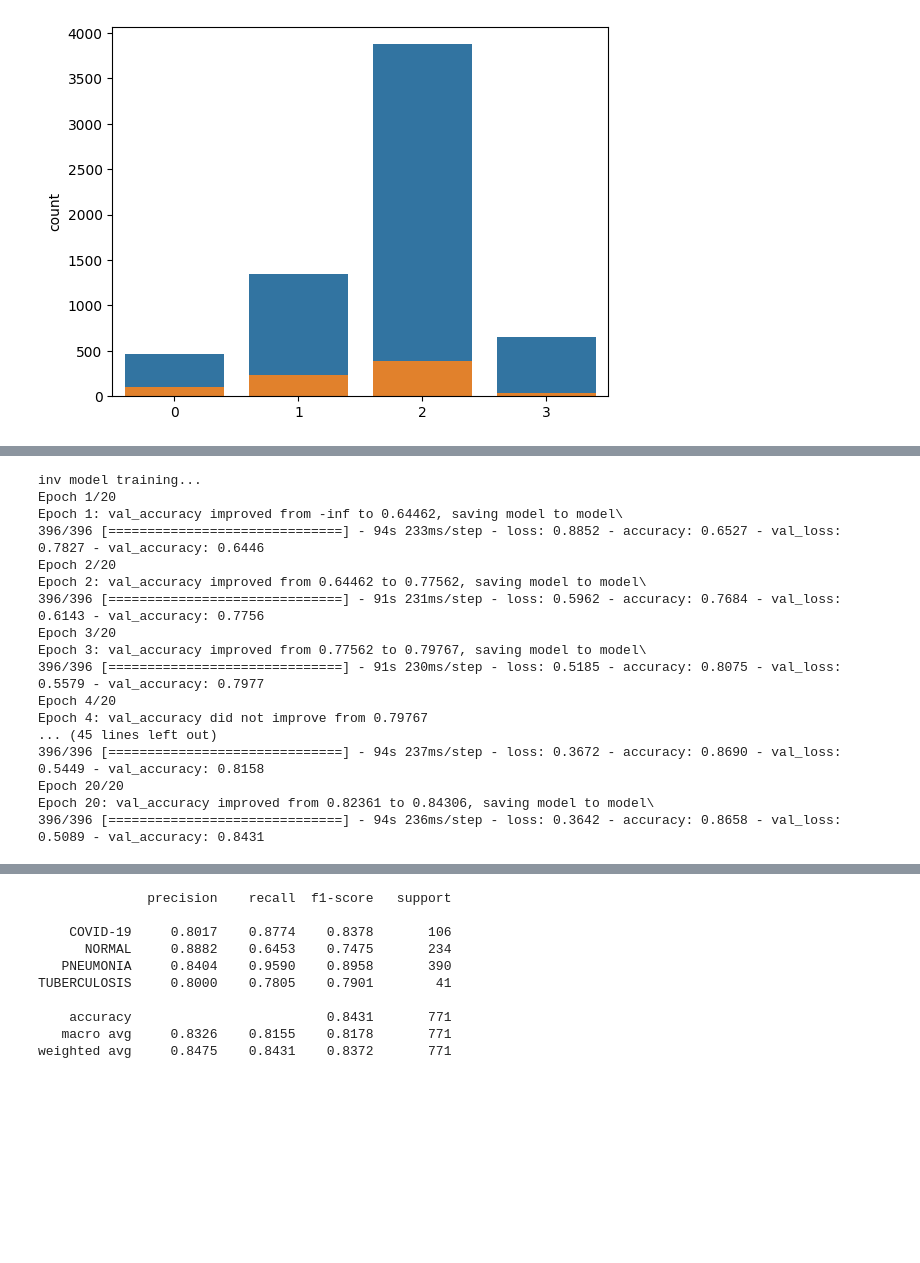
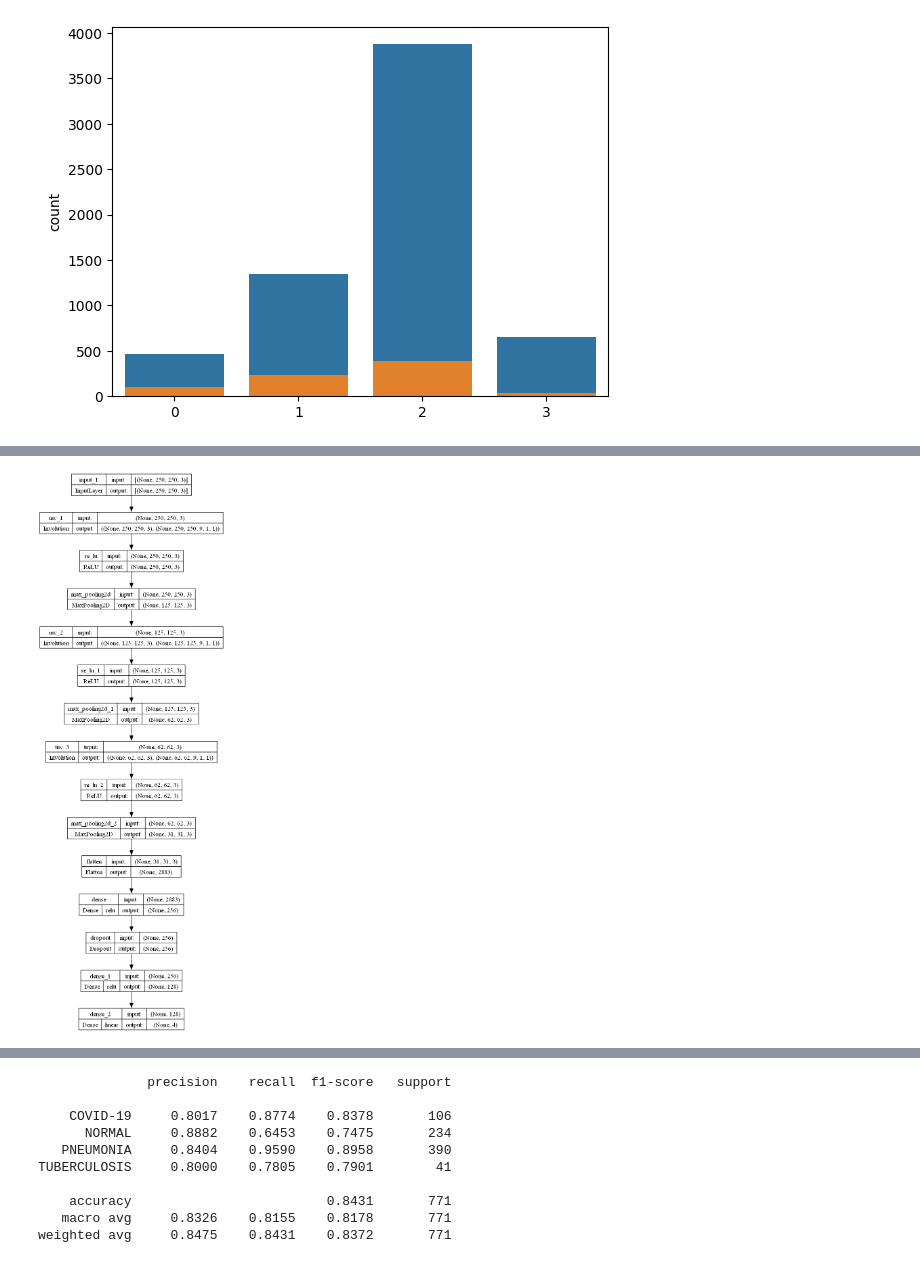
Before and after one commit to fahim-muntasir-niloy/ExInvoNet, a Jupyter notebook: INN.ipynb, the cells around one changed output, grey strips where cells are left out. Drawn from its saved outputs; the diff is of its cells as text; code cells hidden in the pictures; blank space fills up the shorter version.

```diff
--- a/INN.ipynb
+++ b/INN.ipynb
@@ -180,6 +180,19 @@ Total params: 771,794
 Trainable params: 771,788
 Non-trainable params: 6
 _________________________________________________________________
+# %%
+keras.utils.plot_model(inv_model,
+                       to_file="model.png",
+    show_shapes=True,
+    # show_dtype=True,
+    show_layer_names=True,
+    # rankdir="TB",
+    # expand_nested=True,
+    # dpi=200,
+    show_layer_activations=True,
+    )
+# %% [output]
+[figure, added]
 # %%
 steps_per_epoch = len(os.listdir(train_path))//8
 val_steps_per_epoch = len(os.listdir(val_path))//8
@@ -201,30 +214,12 @@ model_checkpoint = ModelCheckpoint(
     verbose = 1
 )
 # %%
-# train the model
-print("inv model training...")
+# # train the model
+# print("inv model training...")
 
-history = inv_model.fit(train_dataset,
-                    epochs=epoch,
-                    validation_data=test_dataset,
-                    callbacks=[model_checkpoint]
-                    )
+# history = inv_model.fit(train_dataset,
+#                     epochs=epoch,
+#                     validation_data=test_dataset,
+#                     callbacks=[model_checkpoint]
+#                     )
-# %% [output]
-inv model training...
-Epoch 1/20
-Epoch 1: val_accuracy improved from -inf to 0.64462, saving model to model\
-396/396 [==============================] - 94s 233ms/step - loss: 0.8852 - accuracy: 0.6527 - val_loss: 0.7827 - val_accuracy: 0.6446
-Epoch 2/20
-Epoch 2: val_accuracy improved from 0.64462 to 0.77562, saving model to model\
-396/396 [==============================] - 91s 231ms/step - loss: 0.5962 - accuracy: 0.7684 - val_loss: 0.6143 - val_accuracy: 0.7756
-Epoch 3/20
-Epoch 3: val_accuracy improved from 0.77562 to 0.79767, saving model to model\
-396/396 [==============================] - 91s 230ms/step - loss: 0.5185 - accuracy: 0.8075 - val_loss: 0.5579 - val_accuracy: 0.7977
-Epoch 4/20
-Epoch 4: val_accuracy did not improve from 0.79767
-... (45 lines left out)
-396/396 [==============================] - 94s 237ms/step - loss: 0.3672 - accuracy: 0.8690 - val_loss: 0.5449 - val_accuracy: 0.8158
-Epoch 20/20
-Epoch 20: val_accuracy improved from 0.82361 to 0.84306, saving model to model\
-396/396 [==============================] - 94s 236ms/step - loss: 0.3642 - accuracy: 0.8658 - val_loss: 0.5089 - val_accuracy: 0.8431
 # %%
```
Also changed, not shown: parts of 7 cells of this notebook, 9 other files.
